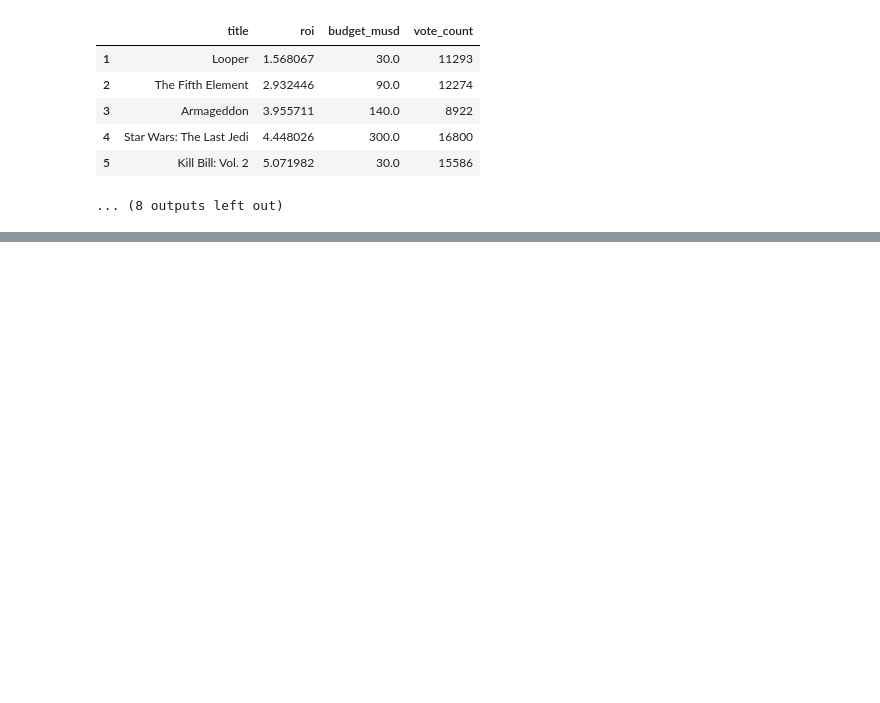
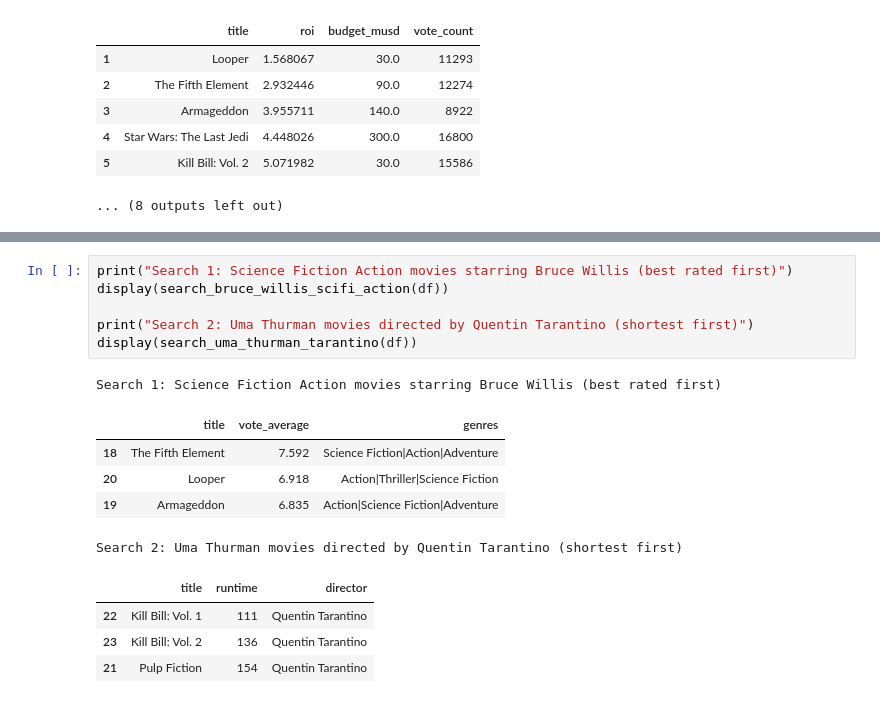
Before and after one commit to Dushimimanaprince/TMDB-Movie-Data-Analysis, a Jupyter notebook: notebooks/tmdb_analysis.ipynb, the cells around one changed output, grey strips where cells are left out. Saved outputs shown, nothing was run; the diff lists cells and outputs as text; blank space fills up the shorter version.

Commit message:
feat: add search queries with whole-name matching

```diff
--- a/notebooks/tmdb_analysis.ipynb
+++ b/notebooks/tmdb_analysis.ipynb
@@ -263,0 +271,17 @@ Lowest ROI (budget >= $10M)
+# %%
+print("Search 1: Science Fiction Action movies starring Bruce Willis (best rated first)")
+display(search_bruce_willis_scifi_action(df))
+
+print("Search 2: Uma Thurman movies directed by Quentin Tarantino (shortest first)")
+display(search_uma_thurman_tarantino(df))
+# %% [output]
+Search 1: Science Fiction Action movies starring Bruce Willis (best rated first)
+|  | title | vote_average | genres |
+| 18 | The Fifth Element | 7.592 | Science Fiction|Action|Adventure |
+| 20 | Looper | 6.918 | Action|Thriller|Science Fiction |
+| 19 | Armageddon | 6.835 | Action|Science Fiction|Adventure |
+Search 2: Uma Thurman movies directed by Quentin Tarantino (shortest first)
+|  | title | runtime | director |
+| 22 | Kill Bill: Vol. 1 | 111 | Quentin Tarantino |
+| 23 | Kill Bill: Vol. 2 | 136 | Quentin Tarantino |
+| 21 | Pulp Fiction | 154 | Quentin Tarantino |
```
Also changed, not shown: parts of 2 cells of this notebook, 1 other file.
